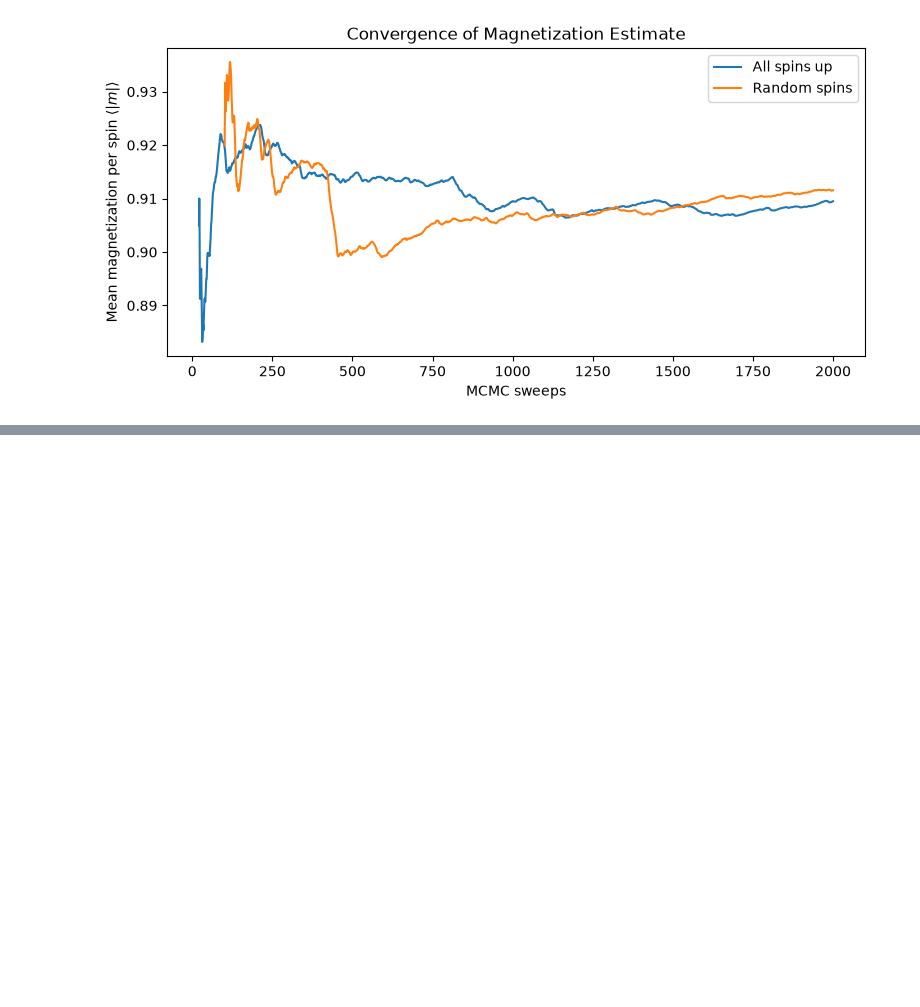
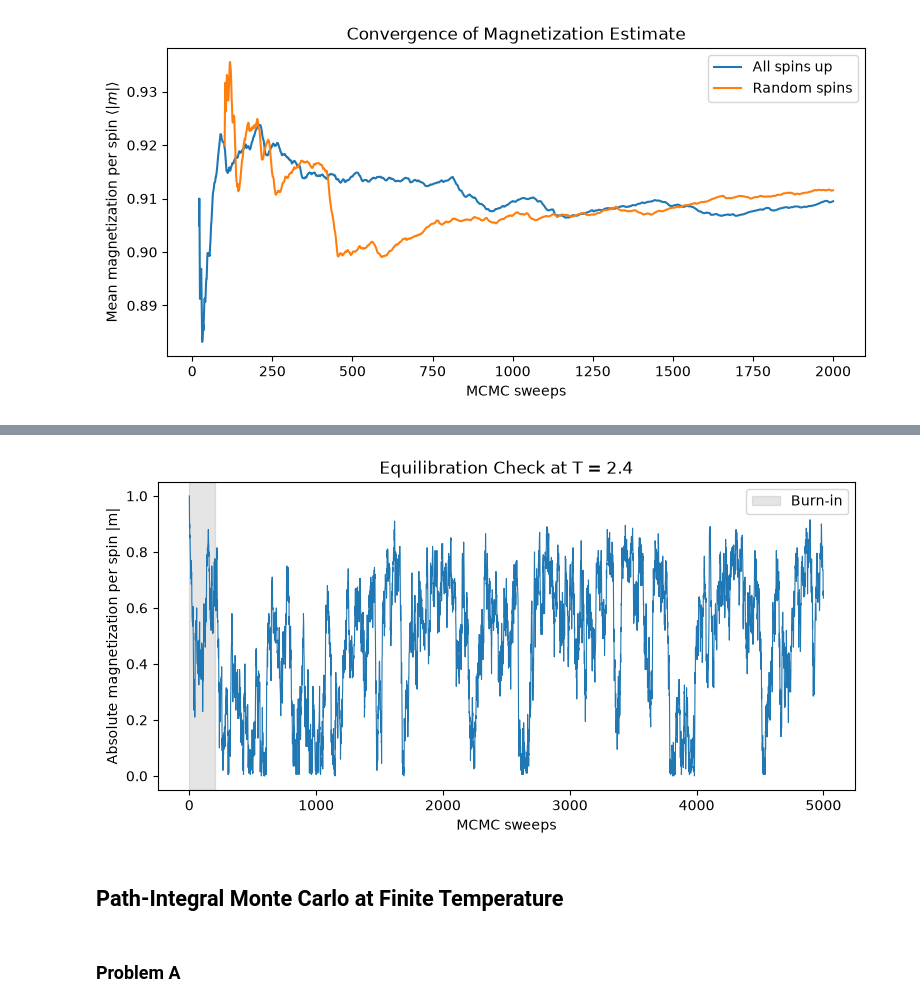
Before and after one commit to amanpalanati/phys142, a Jupyter notebook: assignments/assignment3/assignment3.ipynb, the cells around one changed output, grey strips where cells are left out. Saved outputs shown, nothing was run; the diff lists cells and outputs as text; code cells hidden in the pictures; blank space fills up the shorter version.

```diff
--- a/assignments/assignment3/assignment3.ipynb
+++ b/assignments/assignment3/assignment3.ipynb
@@ -116,0 +172,26 @@ plt.show()
+# %%
+T_CHECK = 2.4
+
+_, m_check, _ = run_ising(
+    T_CHECK, N, SWEEPS_B, SEED + 1000, initial="up"
+)
+
+fig, ax = plt.subplots(figsize=(9, 4))
+
+ax.plot(np.abs(m_check), linewidth=0.8)
+ax.axvspan(0, BURNIN_B, color="gray", alpha=0.2, label="Burn-in")
+
+ax.set(
+    xlabel="MCMC sweeps",
+    ylabel="Absolute magnetization per spin |m|",
+    title=f"Equilibration Check at T = {T_CHECK}"
+)
+
+ax.legend()
+plt.show()
+# %% [output]
+[figure, added]
+# %% [markdown]
+## Path-Integral Monte Carlo at Finite Temperature
+# %% [markdown]
+### Problem A
```
Also changed, not shown: parts of 3 cells of this notebook, 1 other file.
